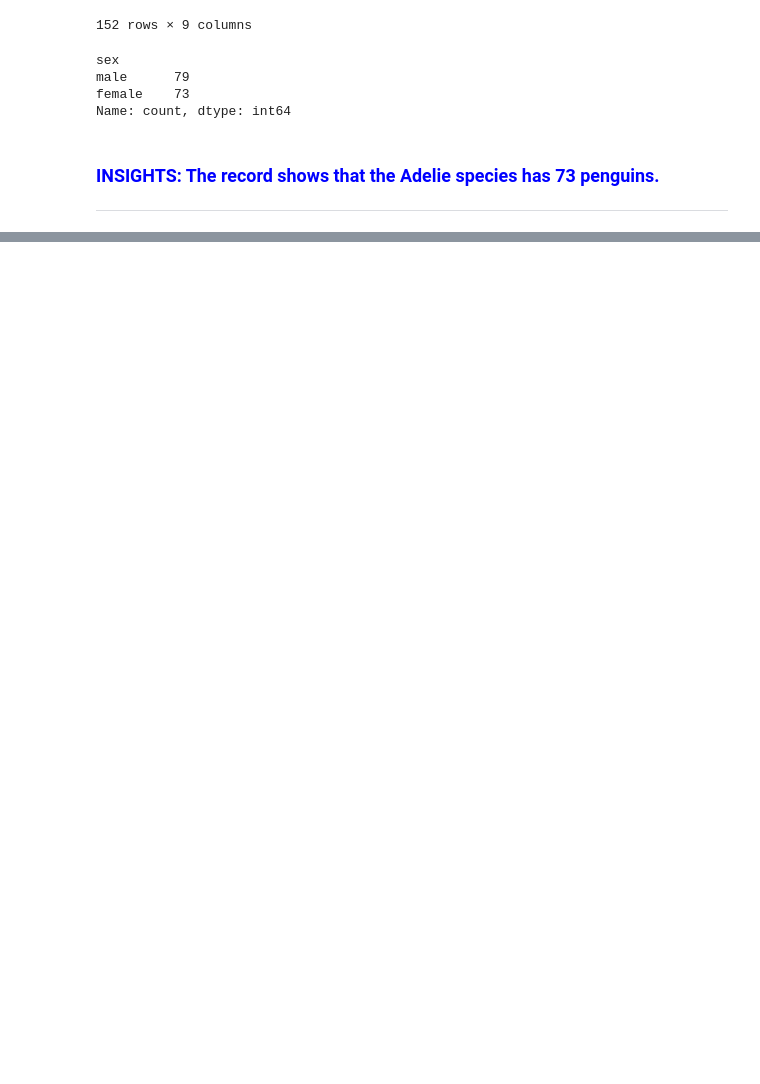
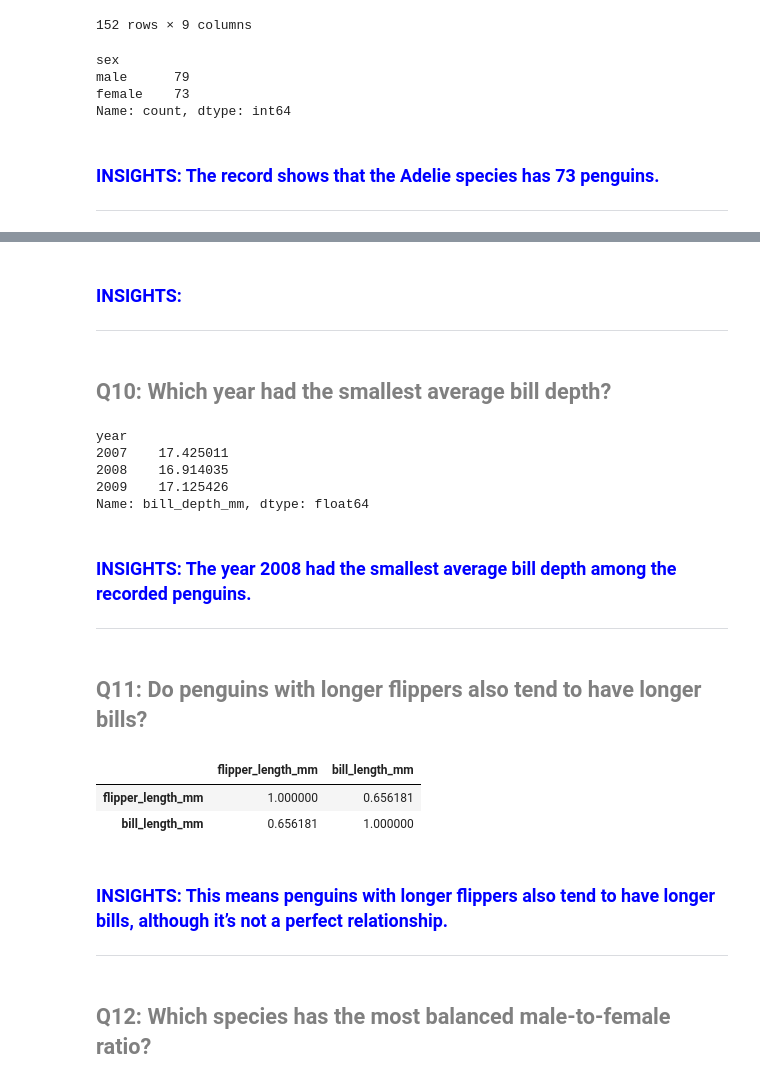
Before and after one commit to louiezzy/ELEC303-DataAnalytics, a Jupyter notebook: Activity 1.ipynb, the cells around one changed output, grey strips where cells are left out. Saved outputs shown, nothing was run; the diff lists cells and outputs as text; code cells hidden in the pictures; blank space fills up the shorter version.

```diff
--- a/Activity 1.ipynb
+++ b/Activity 1.ipynb
@@ -532,0 +562,31 @@ Name: count, dtype: int64
+# %% [markdown]
+<h3 style="color:blue">INSIGHTS:  </h3>
+<hr>
+# %% [markdown]
+<h2 style="color:gray">Q10: Which year had the smallest average bill depth?</h2>
+# %%
+bill_year = penguins.groupby('year')['bill_depth_mm'].mean()
+bill_year
+# %% [output]
+year
+2007    17.425011
+2008    16.914035
+2009    17.125426
+Name: bill_depth_mm, dtype: float64
+# %% [markdown]
+<h3 style="color:blue">INSIGHTS: The year 2008 had the smallest average bill depth among the recorded penguins. </h3>
+<hr>
+# %% [markdown]
+<h2 style="color:gray">Q11: Do penguins with longer flippers also tend to have longer bills? </h2>
+# %%
+corr_flipper_bill = penguins[['flipper_length_mm','bill_length_mm']].corr()
+corr_flipper_bill
+# %% [output]
+|  | flipper_length_mm | bill_length_mm |
+| flipper_length_mm | 1.000000 | 0.656181 |
+| bill_length_mm | 0.656181 | 1.000000 |
+# %% [markdown]
+<h3 style="color:blue">INSIGHTS: This means penguins with longer flippers also tend to have longer bills, although it’s not a perfect relationship. </h3>
+<hr>
+# %% [markdown]
+<h2 style="color:gray">Q12: Which species has the most balanced male-to-female ratio?</h2>
```
Also changed, not shown: parts of 12 cells of this notebook.
